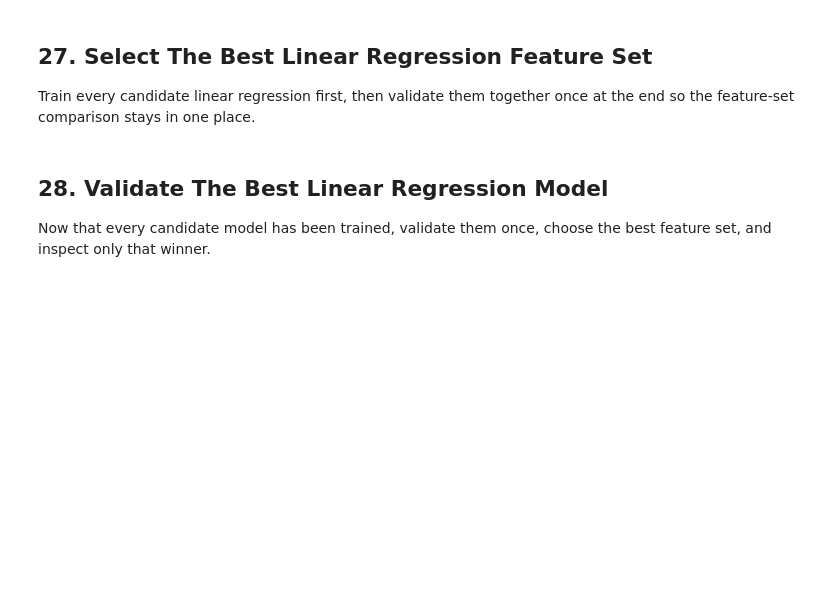
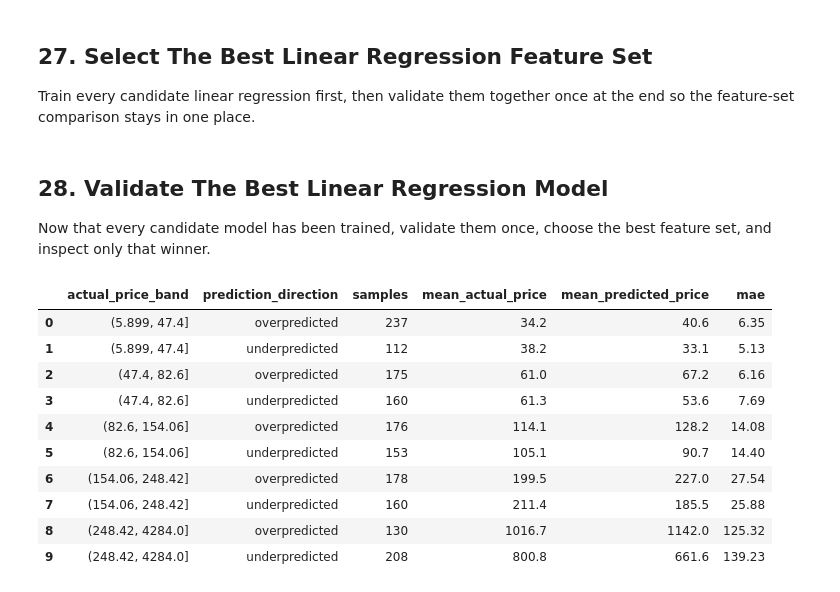
Before and after one commit to Riteshbhandarii/DPPM, a Jupyter notebook: notebooks/04_training/01_baseline_linear_regression.ipynb, the cells around one changed output. Saved outputs shown, nothing was run; the diff lists cells and outputs as text; code cells hidden in the pictures; blank space fills up the shorter version.

```diff
--- a/notebooks/04_training/01_baseline_linear_regression.ipynb
+++ b/notebooks/04_training/01_baseline_linear_regression.ipynb
@@ -785,3 +980,76 @@ best_model_direction_summary.style.format({
+# %%
+if "best_model_validation_df" not in globals():
+    if "best_experiment_name" not in globals():
+        if "experiment_results" not in globals() or len(experiment_results) == 0:
+            raise NameError(
+                "best_experiment_name is not defined. Run the feature-set comparison section first."
+            )
+
+        experiment_results_df = pd.DataFrame(experiment_results)
+        best_experiment_name = experiment_results_df.sort_values(
+            ["validation_MAE", "validation_RMSE"]
+        ).iloc[0]["experiment"]
+
+    best_validation_predictions = experiment_predictions[best_experiment_name]
+
+    best_model_validation_df = pd.DataFrame({
+        "actual_price": y_validation,
+        "predicted_price": best_validation_predictions,
+    })
+    best_model_validation_df["residual"] = (
+        best_model_validation_df["actual_price"]
+        - best_model_validation_df["predicted_price"]
+    )
+    best_model_validation_df["absolute_error"] = (
+        best_model_validation_df["residual"].abs()
+    )
+    best_model_validation_df["squared_error"] = (
+        best_model_validation_df["residual"] ** 2
+    )
+    best_model_validation_df["absolute_percentage_error"] = (
+        best_model_validation_df["absolute_error"]
+        / best_model_validation_df["actual_price"].clip(lower=1)
+    )
+    best_model_validation_df["prediction_direction"] = np.where(
+        best_model_validation_df["residual"] >= 0,
+        "underpredicted",
+        "overpredicted",
+    )
+    best_model_validation_df["actual_price_band"] = pd.qcut(
+        best_model_validation_df["actual_price"],
+        q=5,
+        duplicates="drop",
+    )
+
+best_model_direction_summary = (
+    best_model_validation_df
+    .groupby(["actual_price_band", "prediction_direction"], observed=False)
+    .agg(
+        samples=("actual_price", "size"),
+        mean_actual_price=("actual_price", "mean"),
+        mean_predicted_price=("predicted_price", "mean"),
+        mae=("absolute_error", "mean"),
+    )
+    .reset_index()
+)
+
+best_model_direction_summary.style.format({
+    "mean_actual_price": "{:.1f}",
+    "mean_predicted_price": "{:.1f}",
+    "mae": "{:.2f}",
+})
+# %% [output]
+|  | actual_price_band | prediction_direction | samples | mean_actual_price | mean_predicted_price | mae |
+| 0 | (5.899, 47.4] | overpredicted | 237 | 34.2 | 40.6 | 6.35 |
+| 1 | (5.899, 47.4] | underpredicted | 112 | 38.2 | 33.1 | 5.13 |
+| 2 | (47.4, 82.6] | overpredicted | 175 | 61.0 | 67.2 | 6.16 |
+| 3 | (47.4, 82.6] | underpredicted | 160 | 61.3 | 53.6 | 7.69 |
+| 4 | (82.6, 154.06] | overpredicted | 176 | 114.1 | 128.2 | 14.08 |
+| 5 | (82.6, 154.06] | underpredicted | 153 | 105.1 | 90.7 | 14.40 |
+| 6 | (154.06, 248.42] | overpredicted | 178 | 199.5 | 227.0 | 27.54 |
+| 7 | (154.06, 248.42] | underpredicted | 160 | 211.4 | 185.5 | 25.88 |
+| 8 | (248.42, 4284.0] | overpredicted | 130 | 1016.7 | 1142.0 | 125.32 |
+| 9 | (248.42, 4284.0] | underpredicted | 208 | 800.8 | 661.6 | 139.23 |
 # %%
 best_validation_predictions = experiment_predictions[best_experiment_name]
 
```
Also changed, not shown: parts of 22 cells of this notebook, 5 other files.
